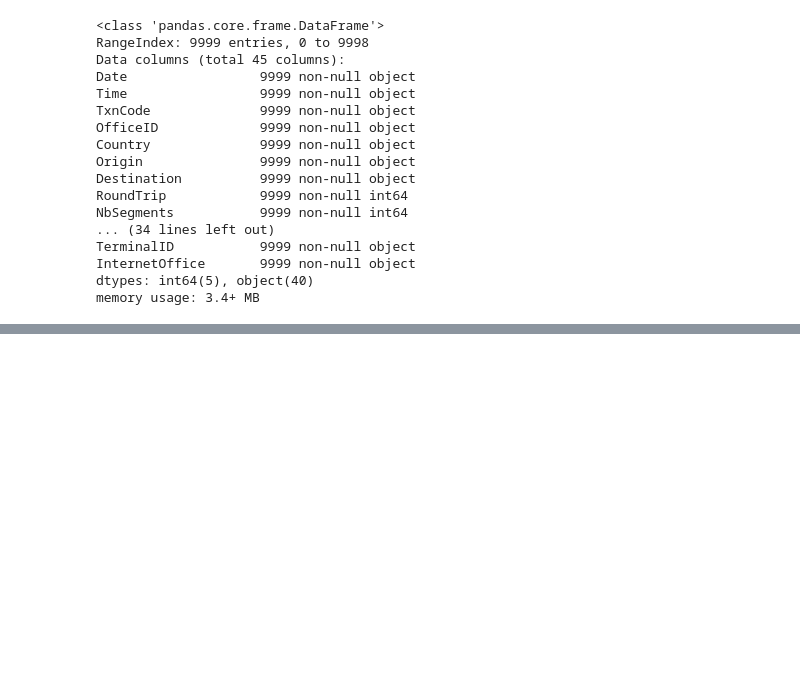
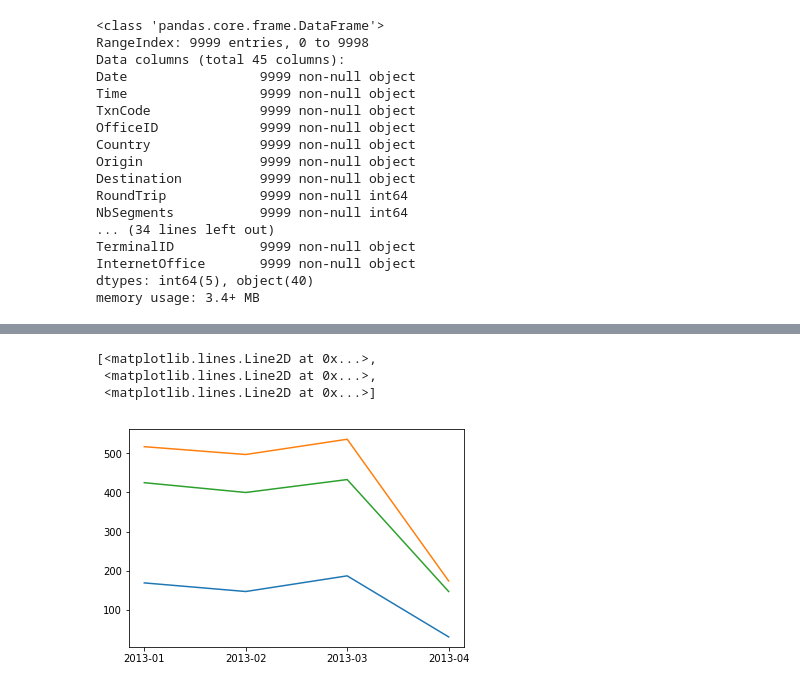
Before and after one commit to macomino/amadeuschallenge, a Jupyter notebook: Amadeus_challenge_2.ipynb, the cells around one changed output, grey strips where cells are left out. Saved outputs shown, nothing was run; the diff lists cells and outputs as text; code cells hidden in the pictures; blank space fills up the shorter version.

```diff
--- a/Amadeus_challenge_2.ipynb
+++ b/Amadeus_challenge_2.ipynb
@@ -62,0 +192,7 @@ memory usage: 3.4+ MB
+# %%
+pt.plot(A)
+# %% [output]
+[<matplotlib.lines.Line2D at 0x...>,
+ <matplotlib.lines.Line2D at 0x...>,
+ <matplotlib.lines.Line2D at 0x...>]
+[figure, added]
```
Also changed, not shown: parts of 22 cells of this notebook.
